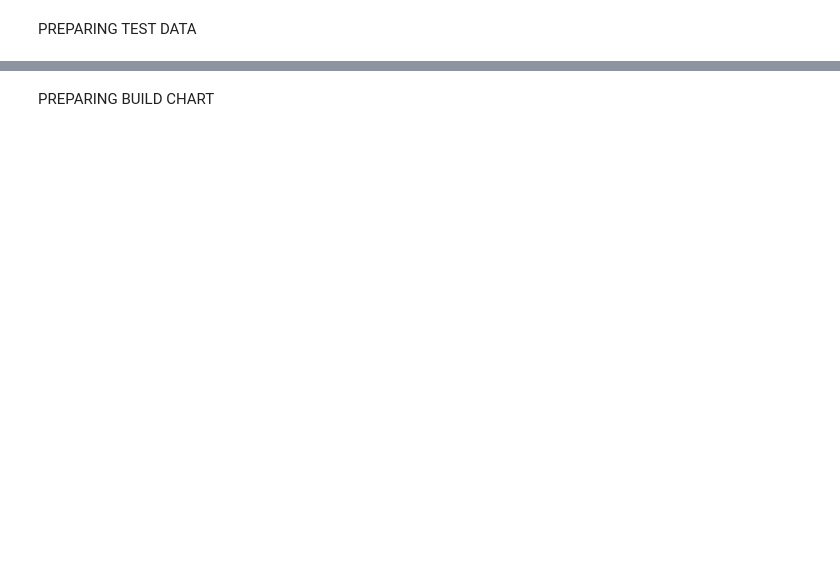
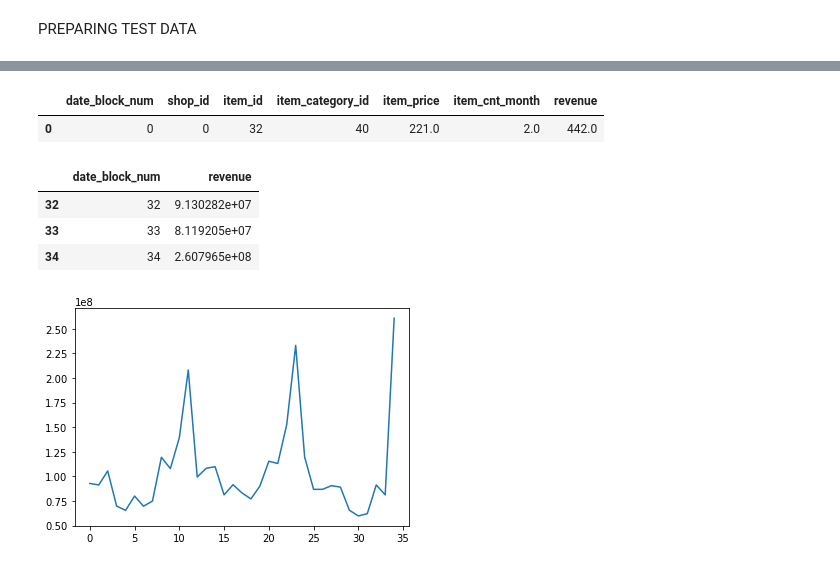
Before and after one commit to nhutthongnguyen/senhong-predict-sales, a Jupyter notebook: predict-sale-multi-algorithm.ipynb, the cells around one changed output, grey strips where cells are left out. Cells and saved outputs as stored; diff of their text form; code cells hidden in the pictures; blank space fills up the shorter version.

```diff
--- a/predict-sale-multi-algorithm.ipynb
+++ b/predict-sale-multi-algorithm.ipynb
@@ -359,4 +359,4 @@ test_data_copy
 # %%
-shop_45 = test_data_copy[test_data_copy.shop_id == 45]
-shop_45 = shop_45.groupby(['date_block_num']).agg({'revenue': 'sum'}).reset_index()
-shop_45
+shop_24 = test_data_copy
+shop_24 = shop_24.groupby(['date_block_num']).agg({'revenue': 'sum'}).reset_index()
+shop_24
@@ -460,3 +366,9 @@ X_TRAIN.shape, Y_TRAIN.shape, X_TEST.shape, Y_TEST.shape
+# %%
+train_data_copy['revenue'] = train_data_copy['item_price'] * train_data_copy['item_cnt_month']
+train_data_copy.head(1)
+# %% [output]
+|  | date_block_num | shop_id | item_id | item_category_id | item_price | item_cnt_month | revenue |
+| 0 | 0 | 0 | 32 | 40 | 221.0 | 2.0 | 442.0 |
 # %%
-test_data_copy_45 = test_data_copy.groupby(['date_block_num']).agg({'predict_sale': 'sum'}).reset_index()
-test_data_copy_45
+sales_data_24 = train_data_copy
+sales_data_24 = train_data_copy.groupby('date_block_num').agg({'revenue':'sum'}).reset_index()
@@ -467,3 +375,13 @@ train_data_copy_45
+# %%
+build_chart = pd.concat([sales_data_24, shop_24], ignore_index=True)
+build_chart.tail(3)
+# %% [output]
+|  | date_block_num | revenue |
+| 32 | 32 | 9.130282e+07 |
+| 33 | 33 | 8.119205e+07 |
+| 34 | 34 | 2.607965e+08 |
 # %%
-plt.plot(train_data_copy_45.date_block_num, train_data_copy_45.revenue)
+plt.plot(build_chart.date_block_num, build_chart.revenue)
 plt.show()
+# %% [output]
+[figure, added]
@@ -486,2 +387,0 @@ x_test
-# %% [markdown]
-PREPARING BUILD CHART
```
Also changed, not shown: parts of 68 cells of this notebook.
